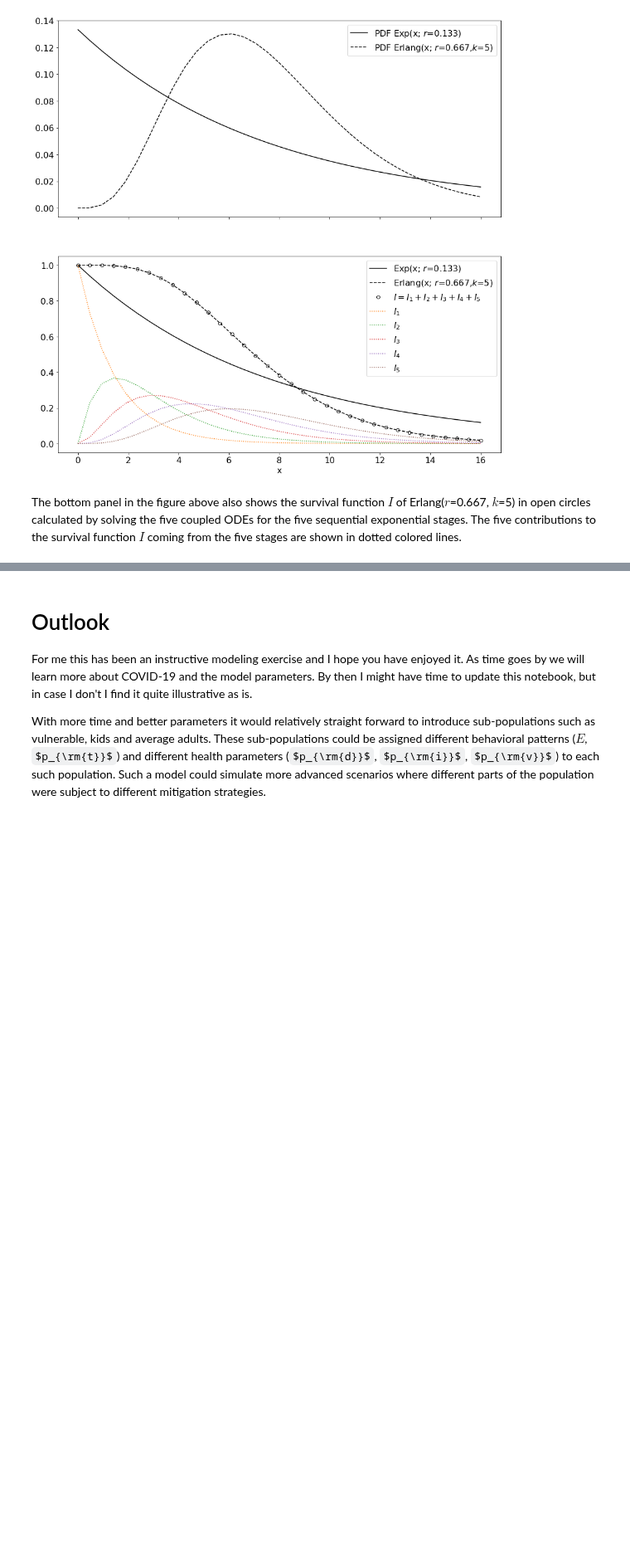
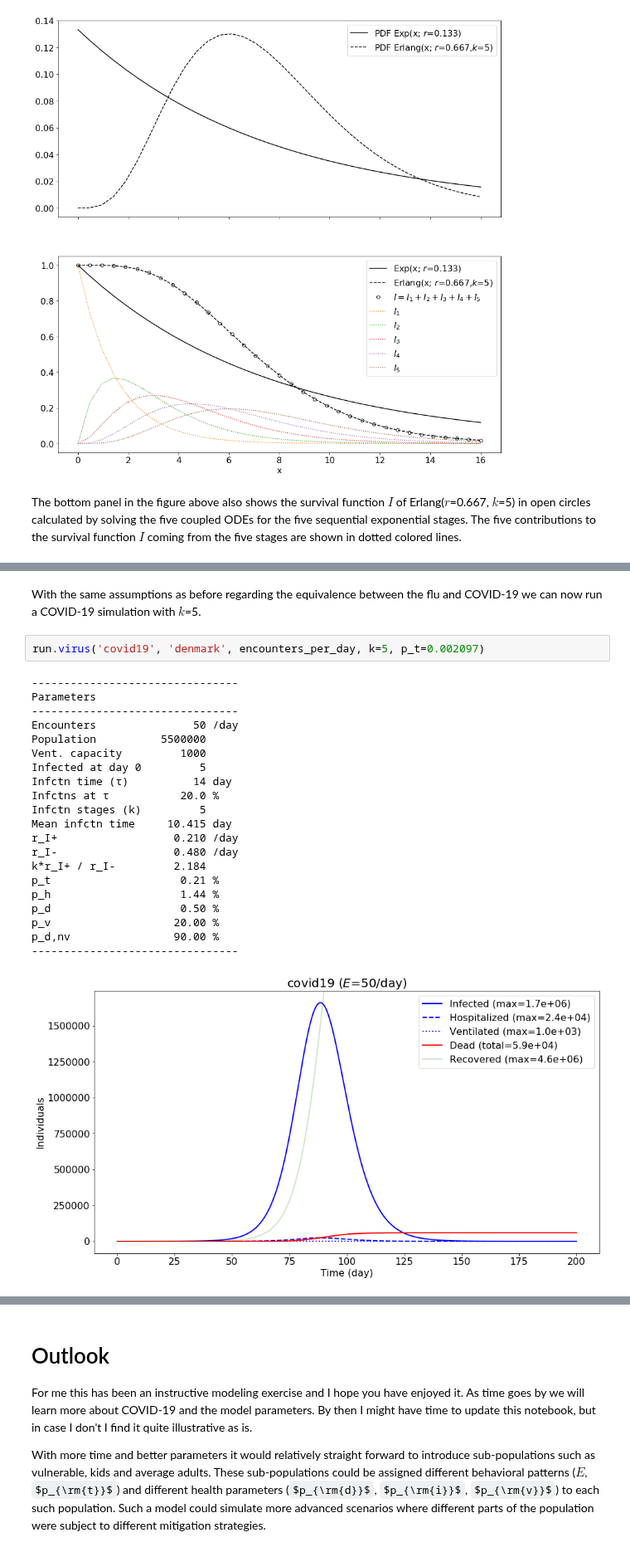
Before and after one commit to mrsonne/virus, a Jupyter notebook: virus.ipynb, the cells around one changed output, grey strips where cells are left out. Shown at 83% size. Saved outputs shown, nothing was run; the diff lists cells and outputs as text; some formulas as TeX source; blank space fills up the shorter version.

```diff
--- a/virus.ipynb
+++ b/virus.ipynb
@@ -340,0 +381,26 @@ The bottom panel in the figure above also shows the survival function $I$ of Erl
+# %% [markdown]
+With the same assumptions as before regarding the equivalence between the flu and COVID-19 we can now run a COVID-19 simulation with $k$=5.
+# %%
+run.virus('covid19', 'denmark', encounters_per_day, k=5, p_t=0.002097)
+# %% [output]
+--------------------------------
+Parameters
+--------------------------------
+Encounters               50 /day
+Population          5500000
+Vent. capacity         1000
+Infected at day 0         5
+Infctn time (τ)          14 day
+Infctns at τ           20.0 %
+Infctn stages (k)         5
+Mean infctn time     10.415 day
+r_I+                  0.210 /day
+r_I-                  0.480 /day
+k*r_I+ / r_I-         2.184
+p_t                    0.21 %
+p_h                    1.44 %
+p_d                    0.50 %
+p_v                   20.00 %
+p_d,nv                90.00 %
+--------------------------------
+[figure, added]
```
Also changed, not shown: parts of 9 cells of this notebook.
